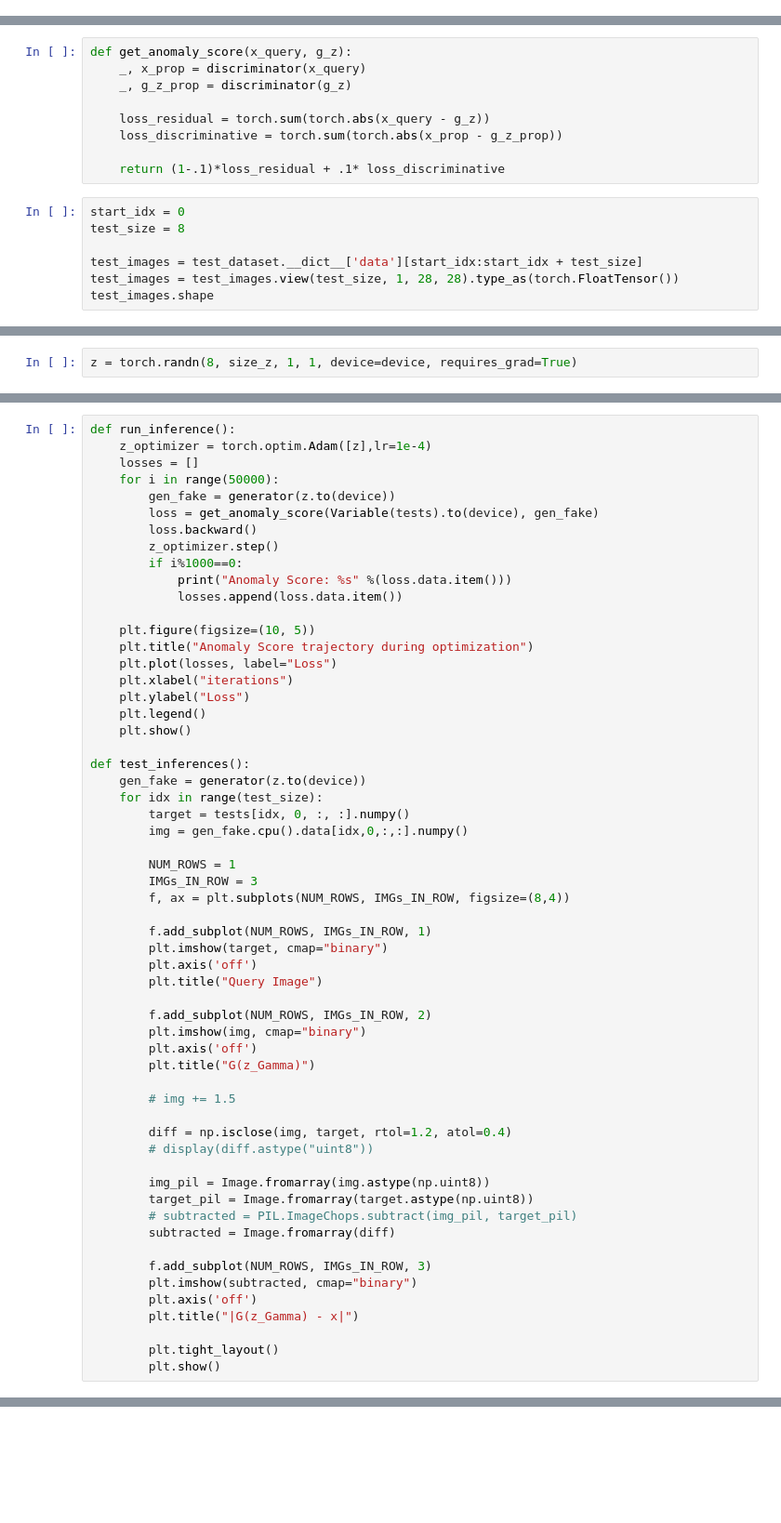
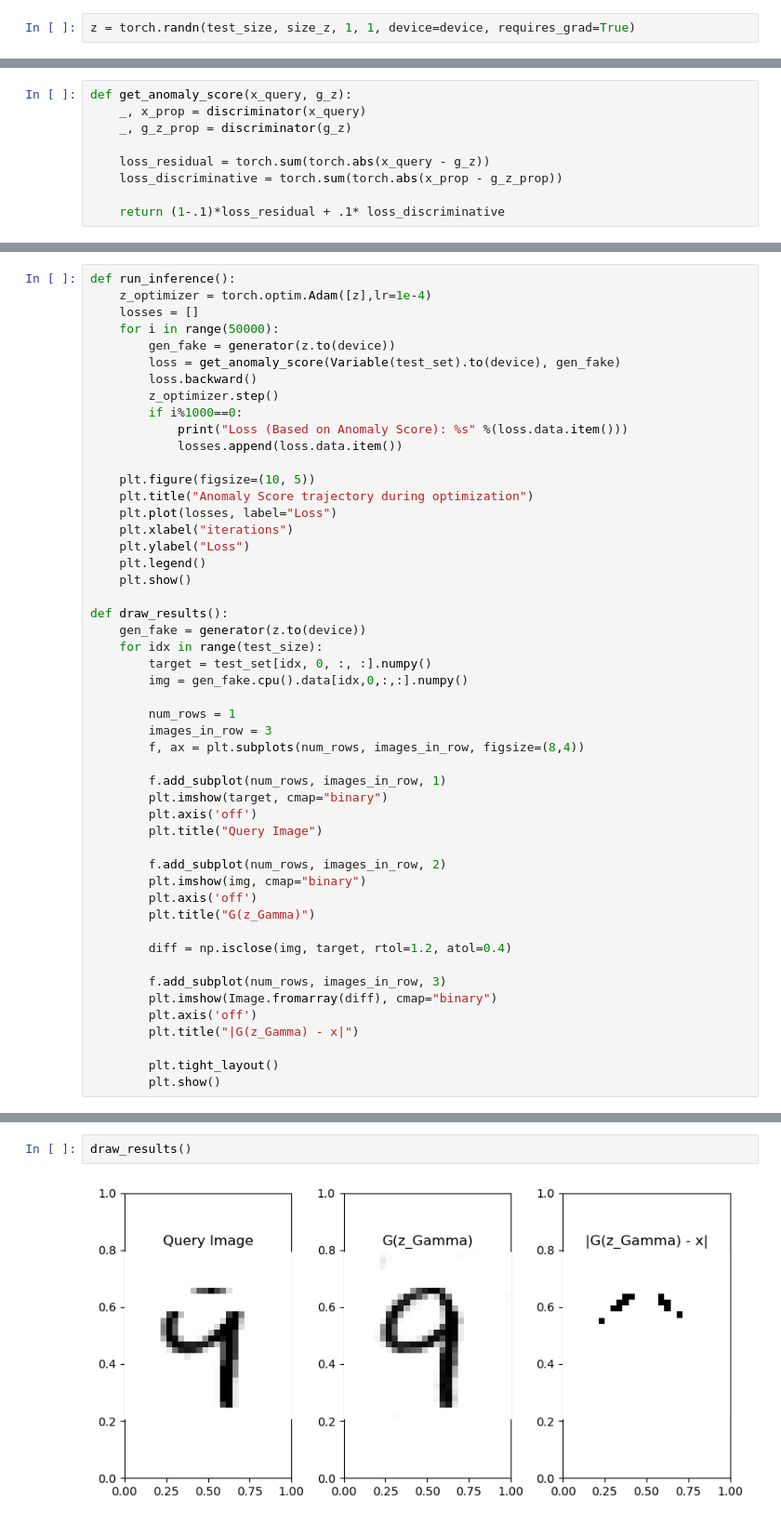
Before and after one commit to yashar-ne/AD-with-GANs, a Jupyter notebook: src/ad-with-gan-inference.ipynb, the cells around one changed output, grey strips where cells are left out. Shown at 93% size. Saved outputs shown, nothing was run; the diff lists cells and outputs as text; blank space fills up the shorter version.

```diff
--- a/src/ad-with-gan-inference.ipynb
+++ b/src/ad-with-gan-inference.ipynb
@@ -305,3 +284,5 @@ def train_gan():
     HTML(ani.to_jshtml())
 # %% [markdown]
 Inference
+# %%
+z = torch.randn(test_size, size_z, 1, 1, device=device, requires_grad=True)
@@ -314,10 +313,3 @@ def get_anomaly_score(x_query, g_z):
     loss_discriminative = torch.sum(torch.abs(x_prop - g_z_prop))
 
     return (1-.1)*loss_residual + .1* loss_discriminative
-# %%
-start_idx = 0
-test_size = 8
-
-test_images = test_dataset.__dict__['data'][start_idx:start_idx + test_size]
-test_images = test_images.view(test_size, 1, 28, 28).type_as(torch.FloatTensor())
-test_images.shape
@@ -326,2 +315,0 @@ torch.Size([8, 1, 28, 28])
-# %%
-z = torch.randn(8, size_z, 1, 1, device=device, requires_grad=True)
@@ -350,11 +319,11 @@ def run_inference():
     losses = []
     for i in range(50000):
         gen_fake = generator(z.to(device))
-        loss = get_anomaly_score(Variable(tests).to(device), gen_fake)
+        loss = get_anomaly_score(Variable(test_set).to(device), gen_fake)
         loss.backward()
         z_optimizer.step()
         if i%1000==0:
-            print("Anomaly Score: %s" %(loss.data.item()))
+            print("Loss (Based on Anomaly Score): %s" %(loss.data.item()))
             losses.append(loss.data.item())
 
     plt.figure(figsize=(10, 5))
@@ -365,38 +334,30 @@ def run_inference():
     plt.legend()
     plt.show()
 
-def test_inferences():
+def draw_results():
     gen_fake = generator(z.to(device))
     for idx in range(test_size):
-        target = tests[idx, 0, :, :].numpy()
+        target = test_set[idx, 0, :, :].numpy()
         img = gen_fake.cpu().data[idx,0,:,:].numpy()
 
-        NUM_ROWS = 1
-        IMGs_IN_ROW = 3
-        f, ax = plt.subplots(NUM_ROWS, IMGs_IN_ROW, figsize=(8,4))
+        num_rows = 1
+        images_in_row = 3
+        f, ax = plt.subplots(num_rows, images_in_row, figsize=(8,4))
 
-        f.add_subplot(NUM_ROWS, IMGs_IN_ROW, 1)
+        f.add_subplot(num_rows, images_in_row, 1)
         plt.imshow(target, cmap="binary")
         plt.axis('off')
         plt.title("Query Image")
 
-        f.add_subplot(NUM_ROWS, IMGs_IN_ROW, 2)
+        f.add_subplot(num_rows, images_in_row, 2)
         plt.imshow(img, cmap="binary")
         plt.axis('off')
         plt.title("G(z_Gamma)")
 
-        # img += 1.5
+        diff = np.isclose(img, target, rtol=1.2, atol=0.4)
 
-        diff = np.isclose(img, target, rtol=1.2, atol=0.4)
-        # display(diff.astype("uint8"))
-
-        img_pil = Image.fromarray(img.astype(np.uint8))
-        target_pil = Image.fromarray(target.astype(np.uint8))
-        # subtracted = PIL.ImageChops.subtract(img_pil, target_pil)
-        subtracted = Image.fromarray(diff)
-
-        f.add_subplot(NUM_ROWS, IMGs_IN_ROW, 3)
-        plt.imshow(subtracted, cmap="binary")
+        f.add_subplot(num_rows, images_in_row, 3)
+        plt.imshow(Image.fromarray(diff), cmap="binary")
         plt.axis('off')
         plt.title("|G(z_Gamma) - x|")
 
@@ -422,0 +413,4 @@ test_inferences()
+# %%
+draw_results()
+# %% [output]
+[figure, added]
```
Also changed, not shown: parts of 16 cells of this notebook.
